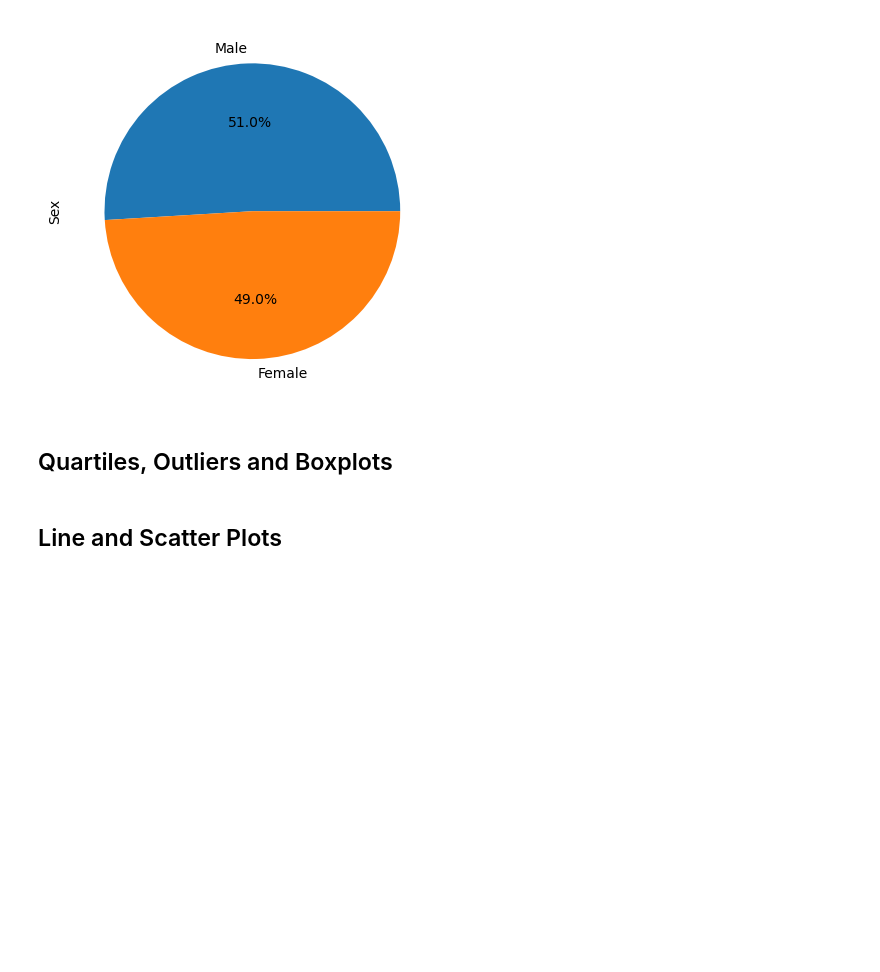
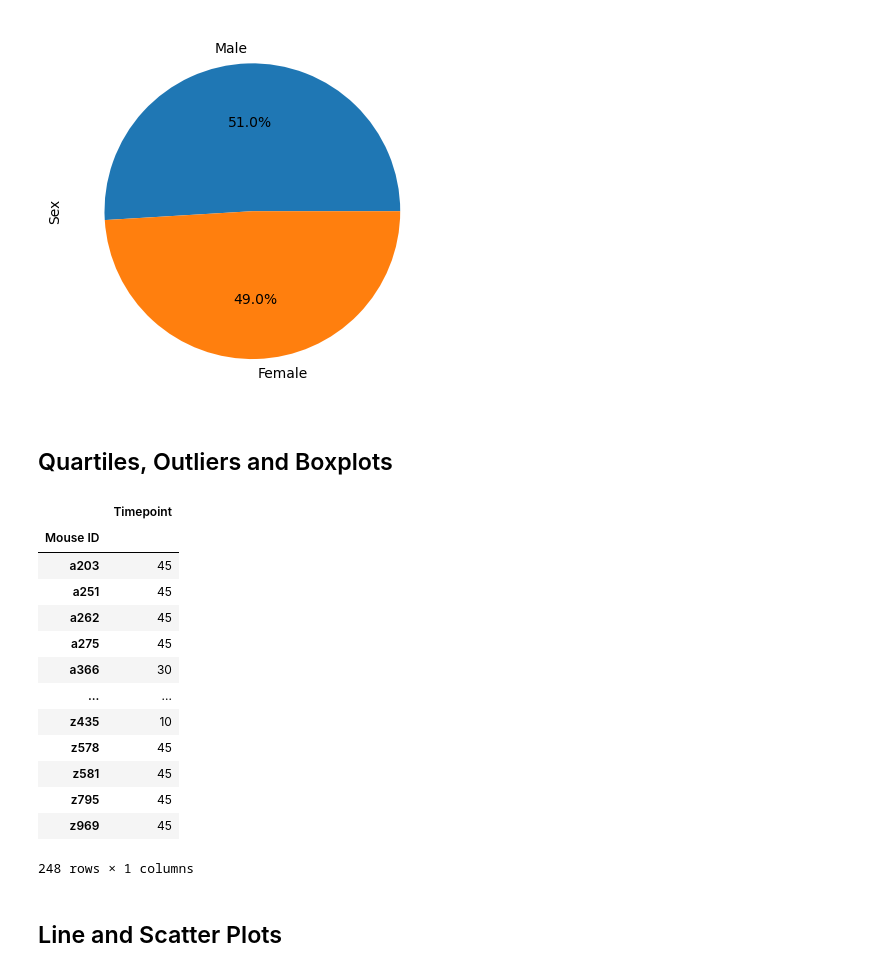
Before and after one commit to Kevin-Lad/matplotlib-challenge, a Jupyter notebook: Pymaceuticals/pymaceuticals_starter.ipynb, the cells around one changed output. Saved outputs shown, nothing was run; the diff lists cells and outputs as text; code cells hidden in the pictures; blank space fills up the shorter version.

Commit message:
regimens update

```diff
--- a/Pymaceuticals/pymaceuticals_starter.ipynb
+++ b/Pymaceuticals/pymaceuticals_starter.ipynb
@@ -21,7 +21,7 @@ mouse_metadata = pd.read_csv(mouse_metadata_path)
 study_results = pd.read_csv(study_results_path)
 
 # Combine the data into a single DataFrame
-mouse_data =pd.merge(study_results, mouse_metadata, how="left", on=["Mouse ID", "Mouse ID"])
+mouse_data =pd.merge(study_results, mouse_metadata, how="left", on=["Mouse ID"])
 
 # Display the data table for preview
 mouse_data.head()
@@ -75,8 +75,8 @@ mouse_g989
 | 1592 | g989 | 35 | 62.570880 | 2 | Propriva | Female | 21 | ... |
 # %%
 # Create a clean DataFrame by dropping the duplicate mouse by its ID.
-mouse_data_1 = mouse_data.loc[mouse_data['Mouse ID'] != 'g989']
-mouse_data_1
+mouse_data_clean = mouse_data.loc[mouse_data['Mouse ID'] != 'g989']
+mouse_data_clean
 # %% [output]
 |  | Mouse ID | Timepoint | Tumor Volume (mm3) | Metastatic Sites | Drug Regimen | Sex | Age_months | ... |
 | 0 | b128 | 0 | 45.000000 | 0 | Capomulin | Female | 9 | ... |
@@ -222,11 +222,34 @@ plt.show()
 # %%
 # Calculate the final tumor volume of each mouse across four of the treatment regimens:
 # Capomulin, Ramicane, Infubinol, and Ceftamin
+mouse_data_regimens = mouse_data_clean.loc[((mouse_data['Drug Regimen'] == 'Capomulin') |
+                                            (mouse_data['Drug Regimen'] == 'Ramicane') |
+                                            (mouse_data['Drug Regimen'] == 'Infubinol') |
+                                            (mouse_data['Drug Regimen'] == 'Ceftamin'))]
+
 
 # Start by getting the last (greatest) timepoint for each mouse
-
-
+time_per_mouse = mouse_data_clean.groupby(['Mouse ID'])
+max_time = time_per_mouse.max()
+max_time_clean = max_time[['Timepoint']]
+#mouse_time = mouse_data[['Mouse ID','Timepoint']]
+max_time_clean
 # Merge this group df with the original DataFrame to get the tumor volume at the last timepoint
+# %% [output]
+|  | Timepoint |
+| Mouse ID |  |
+| a203 | 45 |
+| a251 | 45 |
+| a262 | 45 |
+| a275 | 45 |
+| a366 | 30 |
+| ... | ... |
+| z435 | 10 |
+| z578 | 45 |
+| z581 | 45 |
+| z795 | 45 |
+| z969 | 45 |
+248 rows × 1 columns
 # %%
 # Put treatments into a list for for loop (and later for plot labels)
 
```
Also changed, not shown: parts of 7 cells of this notebook.
